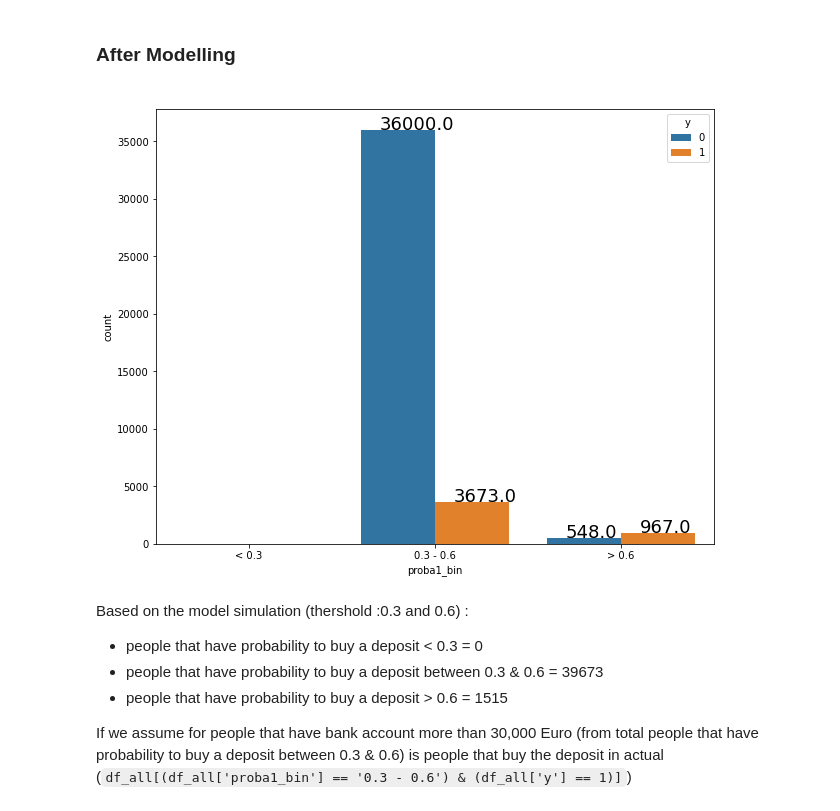
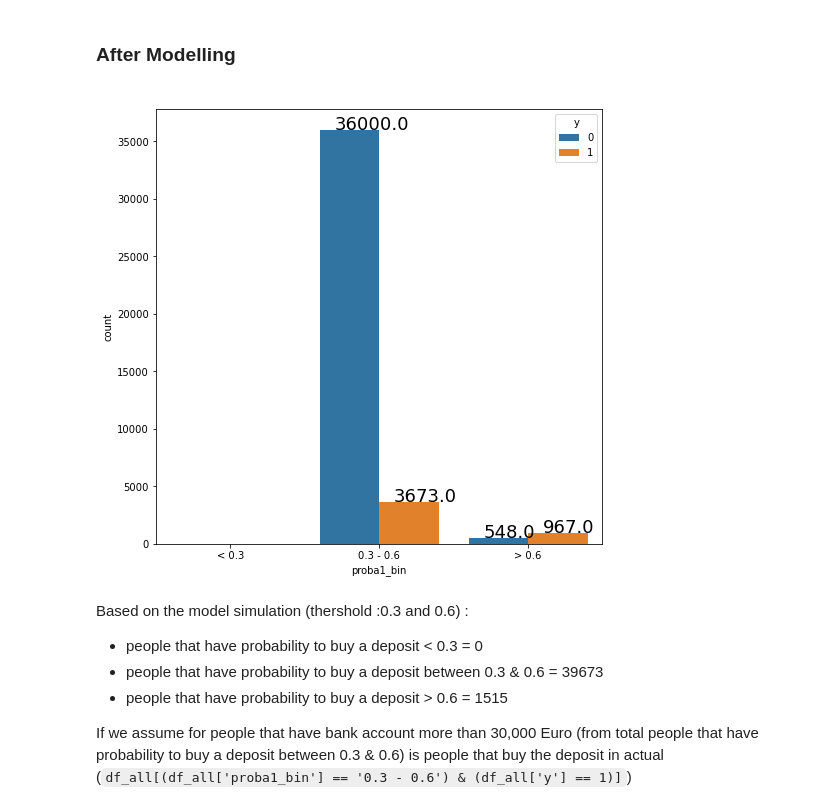
Before and after one commit to abdullahayas123/Tes-Model-Marketing-Scipy, a Jupyter notebook: 2. Machine Learning Model.ipynb, the cells around one changed output. Drawn from its saved outputs; the diff is of its cells as text; code cells hidden in the pictures.

```diff
--- a/2. Machine Learning Model.ipynb
+++ b/2. Machine Learning Model.ipynb
@@ -1682,15 +1682,15 @@ http://www.salaryexplorer.com/salary-survey.php?loc=174&loctype=1&job=12702&jobt
 # %% [markdown]
 ### After Modelling
 # %%
-plt.figure(figsize=(10,8))
+plt.figure(figsize=(8,8))
 ax = sns.countplot(x="proba1_bin", hue="y", data=df_all)
 for p in ax.patches:
     ax.annotate(f'\n{p.get_height()}', (p.get_x()+.1, p.get_height()),
                 size=18
                )
 plt.show()
 # %% [output]
-[figure, old version]
+[figure, new version]
 # %% [markdown]
 Based on the model simulation (thershold :0.3 and 0.6) :
 - people that have probability to buy a deposit < 0.3 = 0
```
Also changed, not shown: parts of 19 cells of this notebook.
